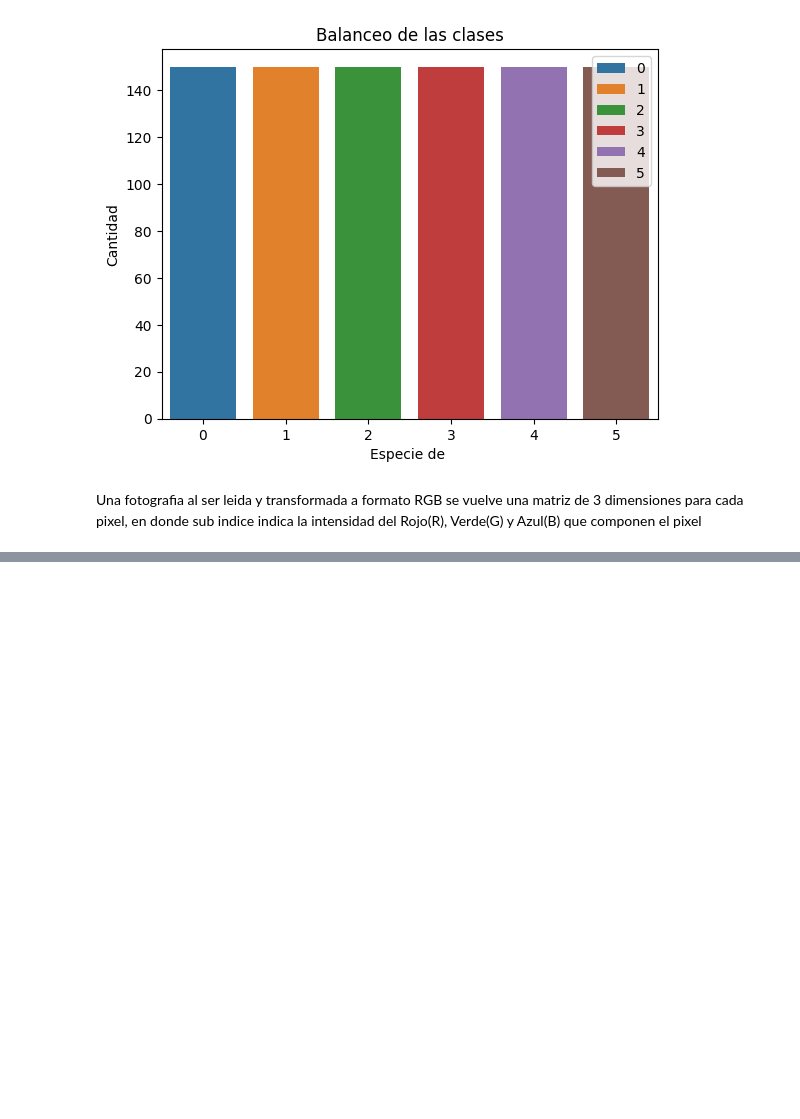
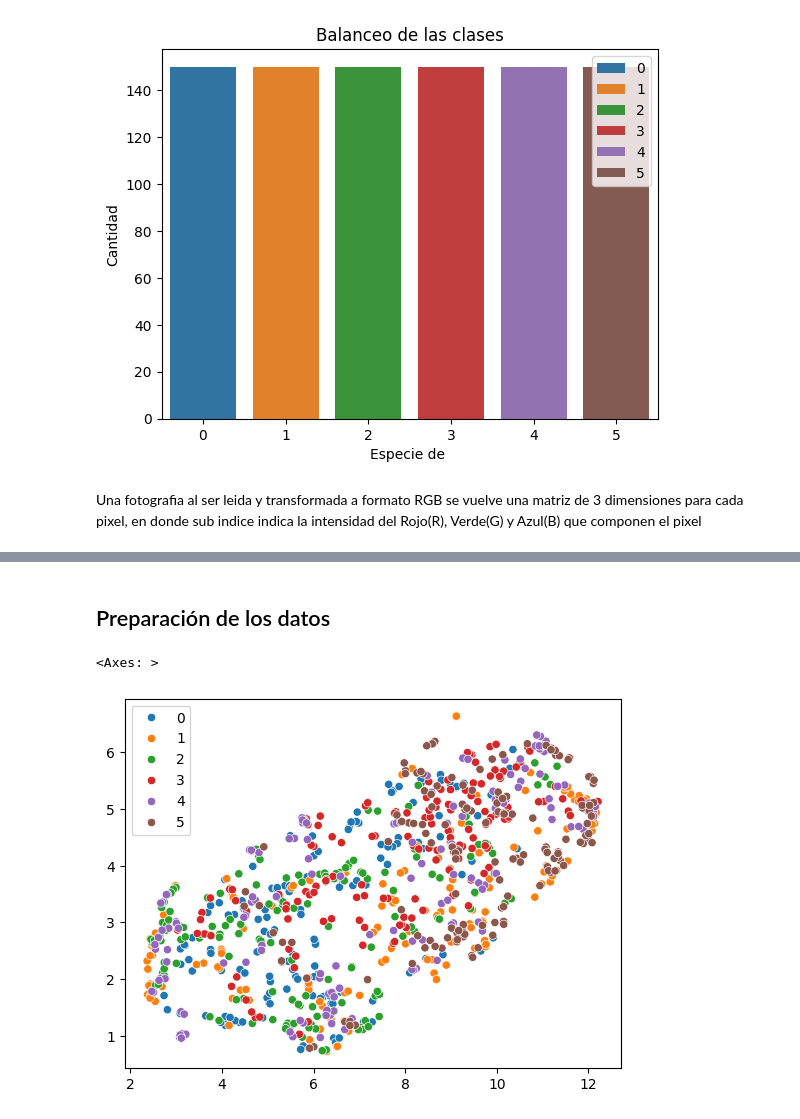
Before and after one commit to santiflo/UNAL, a Jupyter notebook: Curso 2/Proyecto/Proyecto.ipynb, the cells around one changed output, grey strips where cells are left out. Saved outputs shown, nothing was run; the diff lists cells and outputs as text; code cells hidden in the pictures; blank space fills up the shorter version.

```diff
--- a/Curso 2/Proyecto/Proyecto.ipynb
+++ b/Curso 2/Proyecto/Proyecto.ipynb
@@ -56,7 +58,7 @@ def load_data(class_name):
             #Cambia el tamaño de la foto
             image = cv2.resize(image, IMAGE_SIZE)
             #Agrega la foto cargada y procesada a la lista
-            images.append(image)
+            images.append(image.reshape(1,-1))
             #Agrega el numero de la clase a la cual pertenece
             labels.append(label)
 
@@ -65,7 +67,7 @@ def load_data(class_name):
     #Agrupa todas las clases en un grupo
     labels = np.array(labels, dtype = 'int32')
 
-    return (images, labels)
+    return (images.reshape(900,-1), labels)
 # %%
 X, y= load_data(class_name)
 # %% [output]
@@ -104,0 +125,2 @@ display_random_image(class_name, X, y)
+# %% [markdown]
+## Preparación de los datos
@@ -104,0 +156,12 @@ display_random_image(class_name, X, y)
+# %%
+from umap import UMAP
+
+umap = UMAP(random_state=SEED)
+umap_transform = umap.fit_transform(X)
+sns.scatterplot(x=umap_transform[:, 0],
+                y=umap_transform[:, 1],
+                hue=y,
+                palette=sns.color_palette(n_colors=6))
+# %% [output]
+<Axes: >
+[figure, added]
```
Also changed, not shown: parts of 15 cells of this notebook, 3 other files.
